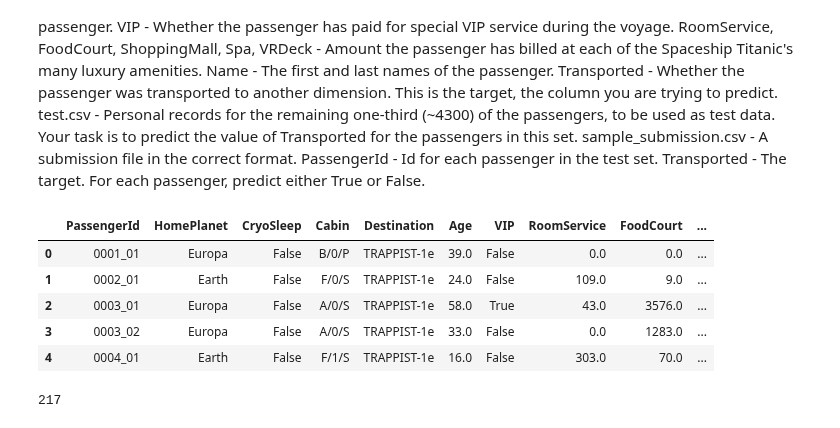
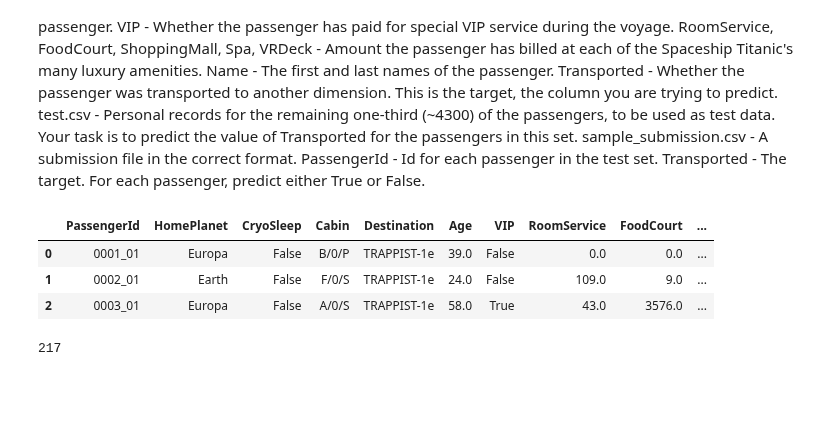
Before and after one commit to Sadeqsoli/SpaceTitanicSurvivors, a Jupyter notebook: spacetitanicsurvivors.ipynb, the cells around one changed output. Saved outputs shown, nothing was run; the diff lists cells and outputs as text; code cells hidden in the pictures; blank space fills up the shorter version.

```diff
--- a/spacetitanicsurvivors.ipynb
+++ b/spacetitanicsurvivors.ipynb
@@ -40,14 +40,12 @@ PassengerId - Id for each passenger in the test set.
 Transported - The target. For each passenger, predict either True or False.
 # %%
 df = pd.read_csv("/kaggle/input/spaceship-titanic/train.csv")
-df.head()
+df.head(3)
 # %% [output]
 |  | PassengerId | HomePlanet | CryoSleep | Cabin | Destination | Age | VIP | RoomService | FoodCourt | ... |
 | 0 | 0001_01 | Europa | False | B/0/P | TRAPPIST-1e | 39.0 | False | 0.0 | 0.0 | ... |
 | 1 | 0002_01 | Earth | False | F/0/S | TRAPPIST-1e | 24.0 | False | 109.0 | 9.0 | ... |
 | 2 | 0003_01 | Europa | False | A/0/S | TRAPPIST-1e | 58.0 | True | 43.0 | 3576.0 | ... |
-| 3 | 0003_02 | Europa | False | A/0/S | TRAPPIST-1e | 33.0 | False | 0.0 | 1283.0 | ... |
-| 4 | 0004_01 | Earth | False | F/1/S | TRAPPIST-1e | 16.0 | False | 303.0 | 70.0 | ... |
 # %%
 sum(df['CryoSleep'].isna())
 # %% [output]
```
Also changed, not shown: parts of 21 cells of this notebook.
